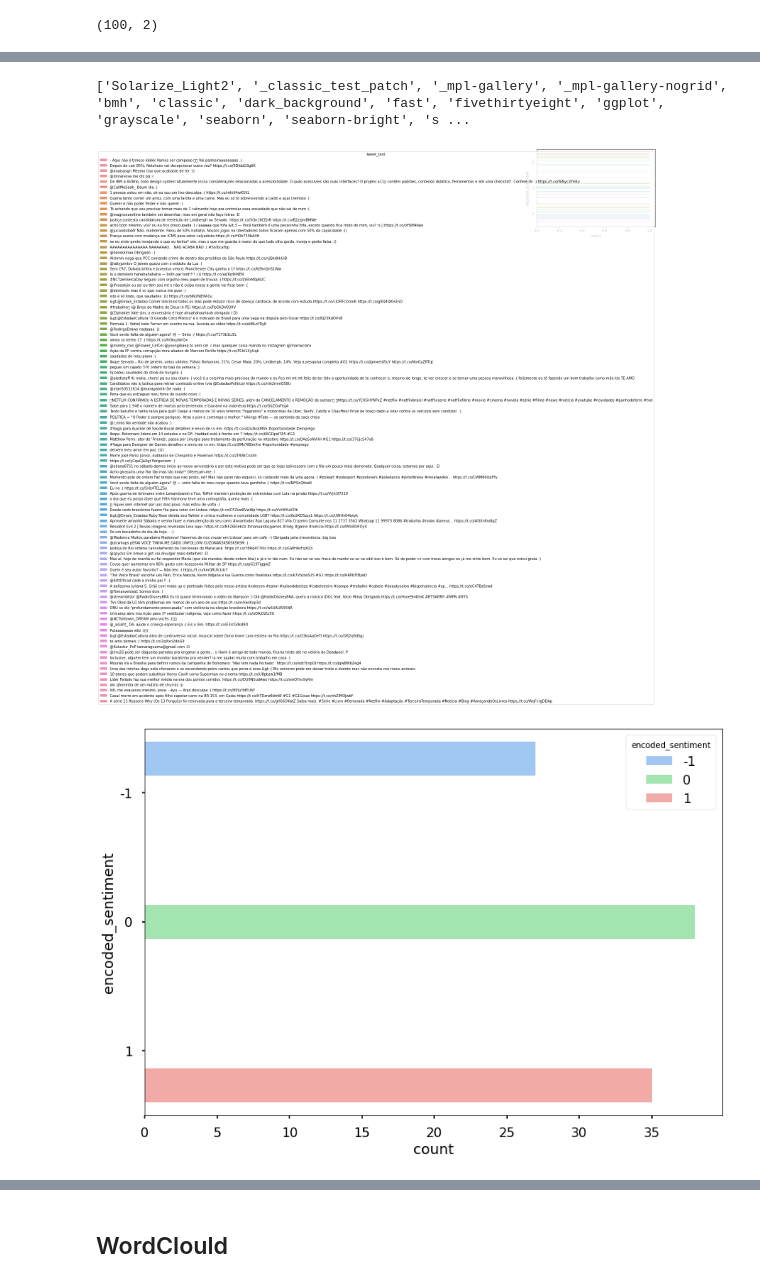
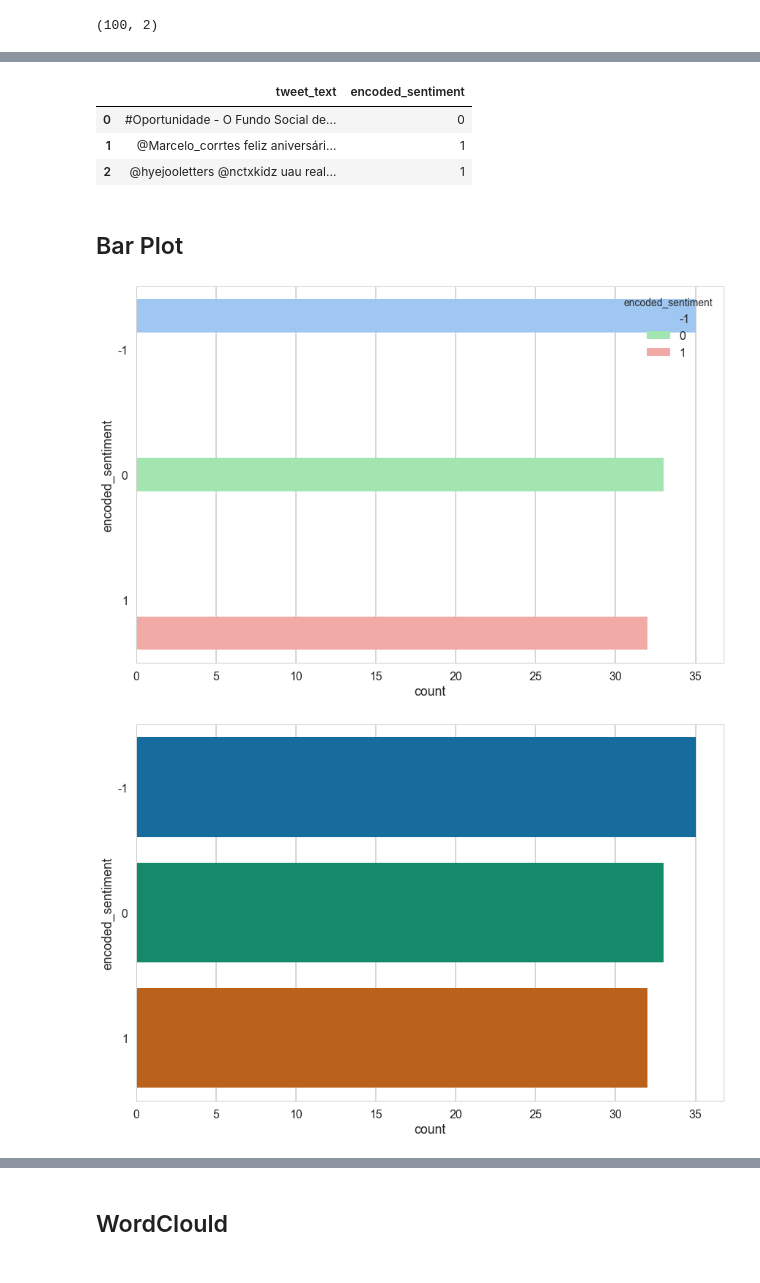
Before and after one commit to GSChacon/thermofeeler, a Jupyter notebook: notebooks/haro-data_visualization.ipynb, the cells around one changed output, grey strips where cells are left out. Drawn from its saved outputs; the diff is of its cells as text; code cells hidden in the pictures.

Commit message:
still with dataViz

```diff
--- a/notebooks/haro-data_visualization.ipynb
+++ b/notebooks/haro-data_visualization.ipynb
@@ -71,18 +71,30 @@ sample_encoded.head()
+# %%
+df_sample.head(3)
+# %% [output]
+|  | tweet_text | encoded_sentiment |
+| 0 | #Oportunidade - O Fundo Social de... | 0 |
+| 1 | @Marcelo_corrtes feliz aniversári... | 1 |
+| 2 | @hyejooletters @nctxkidz uau real... | 1 |
+# %% [markdown]
+## Bar Plot
 # %%
-print(plt.style.available)
+# print(plt.style.available)
+# ['Solarize_Light2', '_classic_test_patch', '_mpl-gallery', '_mpl-gallery-nogrid', 'bmh', 'classic',
+#  'dark_background', 'fast', 'fivethirtyeight', 'ggplot', 'grayscale', 'seaborn', 'seaborn-bright',
+#  'seaborn-colorblind', 'seaborn-dark', 'seaborn-dark-palette', 'seaborn-darkgrid', 'seaborn-deep',
+#  'seaborn-muted', 'seaborn-notebook', 'seaborn-paper', 'seaborn-pastel', 'seaborn-poster', 'seaborn-talk',
+#  'seaborn-ticks', 'seaborn-white', 'seaborn-whitegrid', 'tableau-colorblind10']
-# %% [output]
-['Solarize_Light2', '_classic_test_patch', '_mpl-gallery', '_mpl-gallery-nogrid', 'bmh', 'classic', 'dark_background', 'fast', 'fivethirtyeight', 'ggplot', 'grayscale', 'seaborn', 'seaborn-bright', 's ...
 # %%
 # Countplot
-# style.use('seaborn-pastel') #sets the size of the charts
-# style.use('seaborn-poster')
-sns.countplot(y="encoded_sentiment", hue= 'tweet_text' ,data= df_sample);
+style.use('seaborn-whitegrid') #sets the size of the charts
+style.use('seaborn-poster')
+sns.countplot(y="encoded_sentiment", hue= 'encoded_sentiment', data= df_sample);
 # %% [output]
-[figure, old version]
+[figure, new version]
 # %%
 # Countplot
 style.use('seaborn-pastel') #sets the size of the charts
-style.use('seaborn-poster')
-sns.countplot(y="encoded_sentiment", hue='encoded_sentiment', orient="h", data= df_sample);
+style.use('seaborn-colorblind')
+sns.countplot(y="encoded_sentiment", data= df_sample);
 # %% [output]
-[figure, old version]
+[figure, new version]
```
Also changed, not shown: parts of 28 cells of this notebook.
